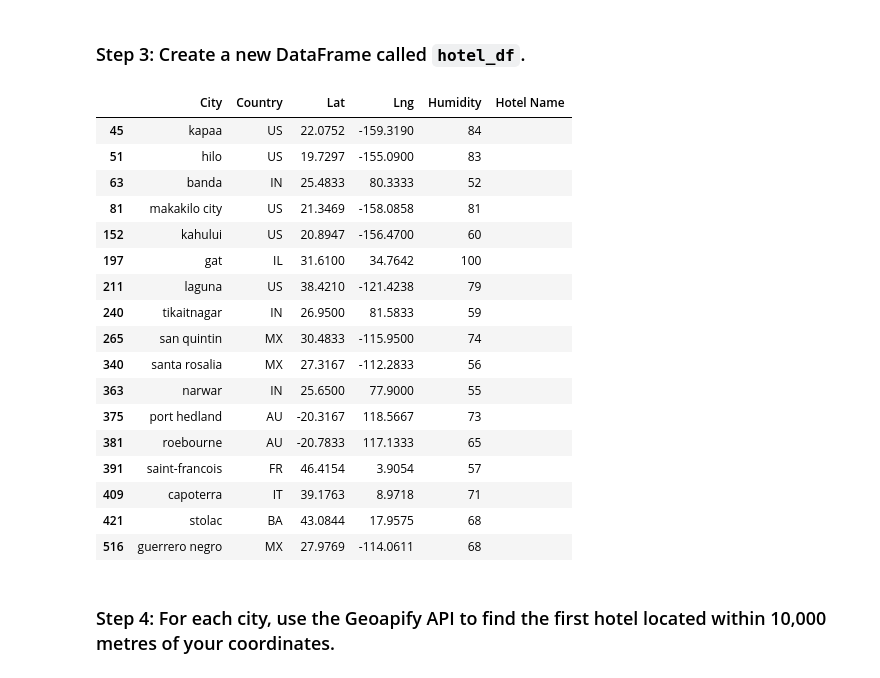
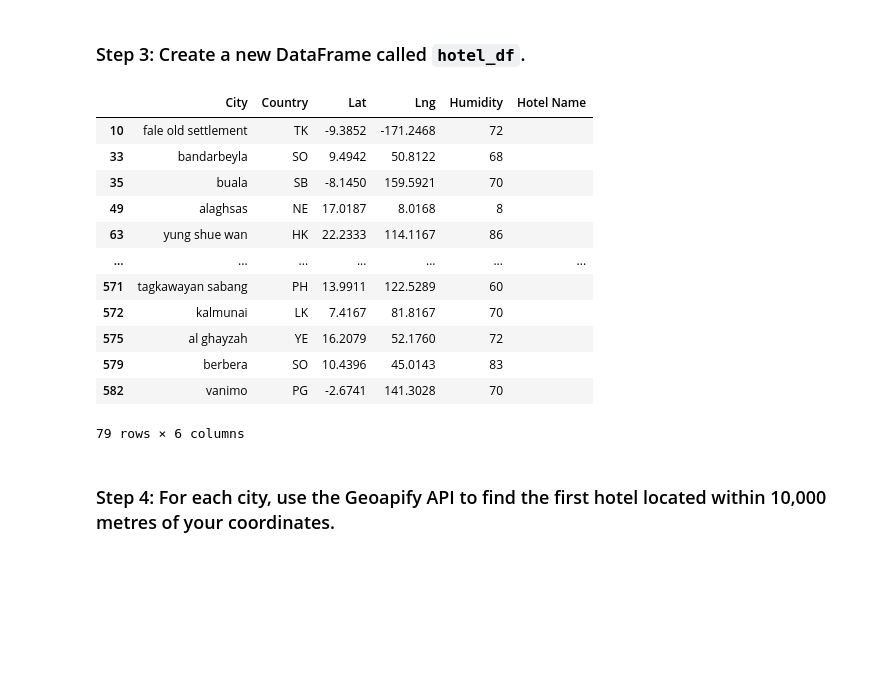
Before and after one commit to sydneysteele03/python-api-challenge, a Jupyter notebook: VacationPy.ipynb, the cells around one changed output. Saved outputs shown, nothing was run; the diff lists cells and outputs as text; code cells hidden in the pictures; blank space fills up the shorter version.

```diff
--- a/VacationPy.ipynb
+++ b/VacationPy.ipynb
@@ -44,13 +43,16 @@ map1
 # %% [markdown]
 ### Step 2: Narrow down the `city_data_df` DataFrame to find your ideal weather condition
 # %%
-# Narrow down cities that fit criteria and drop any results with null values
-# YOUR CODE HERE
+# Narrow down cities that fit criteria (temp >30 and <40, wind less than 6m/s, and few clouds)
+# and drop any results with null values
+city_data_df = city_data_df.loc[(city_data_df["Max Temp"]>300) & (city_data_df["Max Temp"]<330) &
+                                (city_data_df['Cloudiness']>0) & (city_data_df['Wind Speed']<5)]
 
 # Drop any rows with null values
-# YOUR CODE HERE
+city_data_df = city_data_df.dropna()
 
 # Display sample data
-# YOUR CODE HERE
+
+city_data_df
 # %% [output]
 |  | City_ID | City | Lat | Lng | Max Temp | Humidity | Cloudiness | Wind Speed | Country | Date |
@@ -75,32 +72,26 @@ map1
 ### Step 3: Create a new DataFrame called `hotel_df`.
 # %%
 # Use the Pandas copy function to create DataFrame called hotel_df to store the city, country, coordinates, and humidity
-# YOUR CODE HERE
-
+hotel_df = city_data_df[["City", "Country", "Lat", "Lng", "Humidity"]].copy()
 # Add an empty column, "Hotel Name," to the DataFrame so you can store the hotel found using the Geoapify API
-# YOUR CODE HERE
+hotel_df["Hotel Name"] = ''
 
 # Display sample data
-# YOUR CODE HERE
+hotel_df
 # %% [output]
 |  | City | Country | Lat | Lng | Humidity | Hotel Name |
-| 45 | kapaa | US | 22.0752 | -159.3190 | 84 |  |
-| 51 | hilo | US | 19.7297 | -155.0900 | 83 |  |
-| 63 | banda | IN | 25.4833 | 80.3333 | 52 |  |
-| 81 | makakilo city | US | 21.3469 | -158.0858 | 81 |  |
-| 152 | kahului | US | 20.8947 | -156.4700 | 60 |  |
-| 197 | gat | IL | 31.6100 | 34.7642 | 100 |  |
-| 211 | laguna | US | 38.4210 | -121.4238 | 79 |  |
-| 240 | tikaitnagar | IN | 26.9500 | 81.5833 | 59 |  |
-| 265 | san quintin | MX | 30.4833 | -115.9500 | 74 |  |
-| 340 | santa rosalia | MX | 27.3167 | -112.2833 | 56 |  |
-| 363 | narwar | IN | 25.6500 | 77.9000 | 55 |  |
-| 375 | port hedland | AU | -20.3167 | 118.5667 | 73 |  |
-| 381 | roebourne | AU | -20.7833 | 117.1333 | 65 |  |
-| 391 | saint-francois | FR | 46.4154 | 3.9054 | 57 |  |
-| 409 | capoterra | IT | 39.1763 | 8.9718 | 71 |  |
-| 421 | stolac | BA | 43.0844 | 17.9575 | 68 |  |
-| 516 | guerrero negro | MX | 27.9769 | -114.0611 | 68 |  |
+| 10 | fale old settlement | TK | -9.3852 | -171.2468 | 72 |  |
+| 33 | bandarbeyla | SO | 9.4942 | 50.8122 | 68 |  |
+| 35 | buala | SB | -8.1450 | 159.5921 | 70 |  |
+| 49 | alaghsas | NE | 17.0187 | 8.0168 | 8 |  |
+| 63 | yung shue wan | HK | 22.2333 | 114.1167 | 86 |  |
+| ... | ... | ... | ... | ... | ... | ... |
+| 571 | tagkawayan sabang | PH | 13.9911 | 122.5289 | 60 |  |
+| 572 | kalmunai | LK | 7.4167 | 81.8167 | 70 |  |
+| 575 | al ghayzah | YE | 16.2079 | 52.1760 | 72 |  |
+| 579 | berbera | SO | 10.4396 | 45.0143 | 83 |  |
+| 582 | vanimo | PG | -2.6741 | 141.3028 | 70 |  |
+79 rows × 6 columns
 # %% [markdown]
 ### Step 4: For each city, use the Geoapify API to find the first hotel located within 10,000 metres of your coordinates.
 # %%
```
Also changed, not shown: parts of 6 cells of this notebook, 9 other files.
